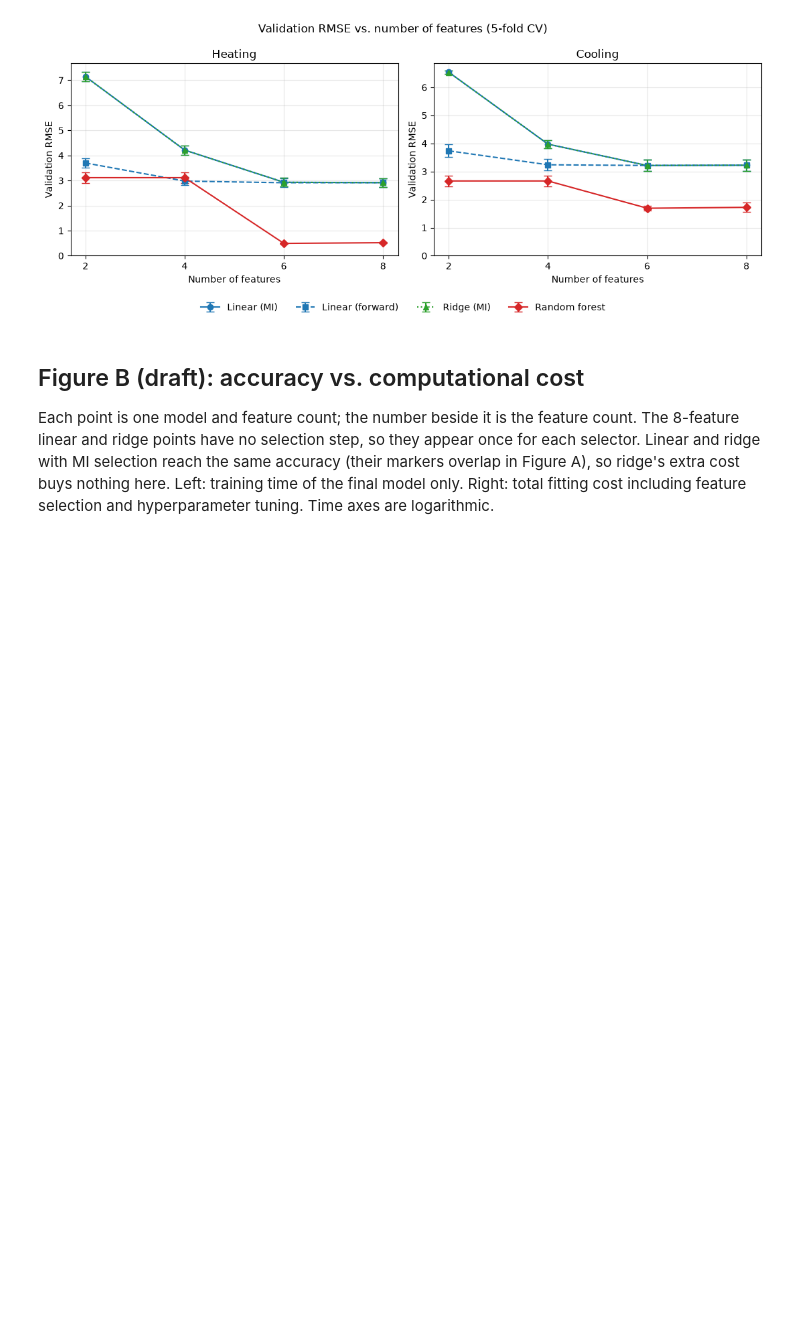
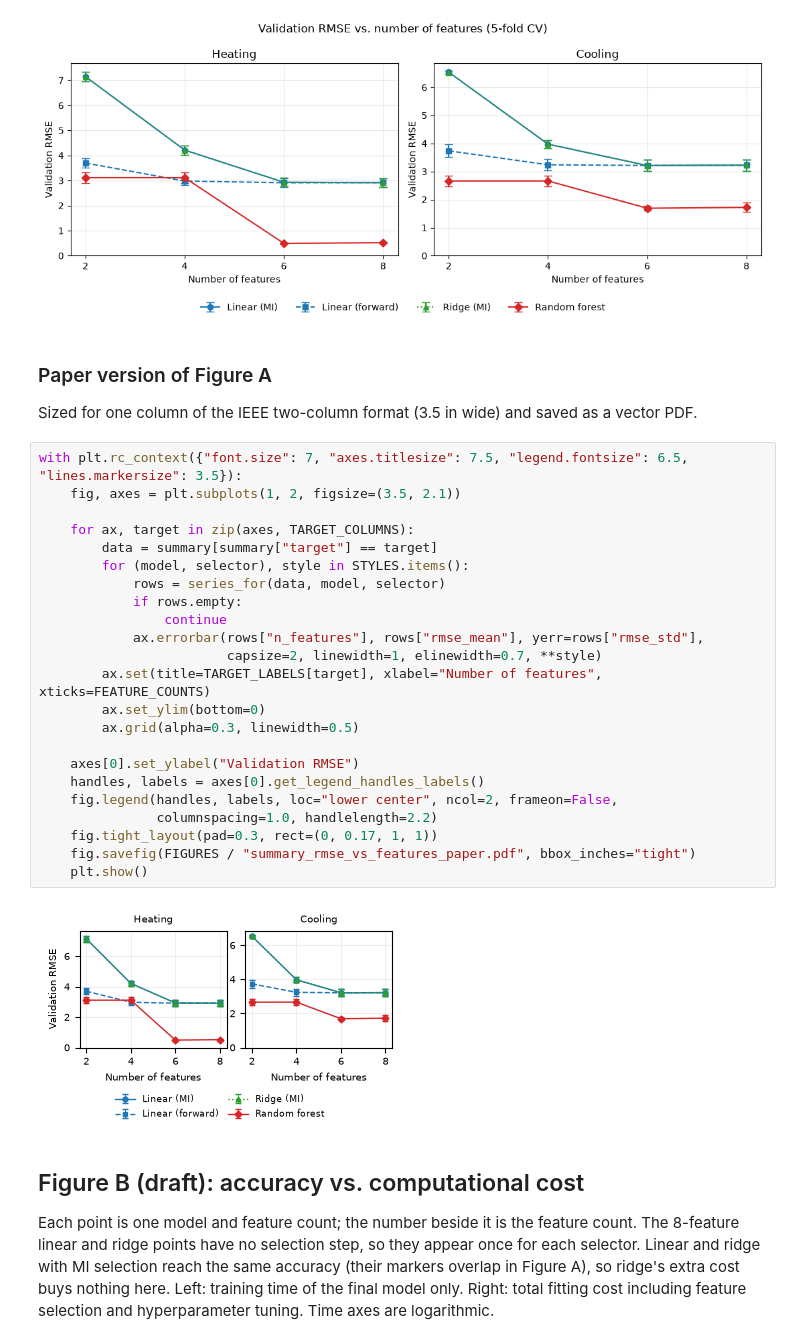
Before and after one commit to jacob-baker25/eleg405-energy-load-prediction, a Jupyter notebook: notebooks/06_results_summary.ipynb, the cells around one changed output. Saved outputs shown, nothing was run; the diff lists cells and outputs as text; blank space fills up the shorter version.

```diff
--- a/notebooks/06_results_summary.ipynb
+++ b/notebooks/06_results_summary.ipynb
@@ -232,6 +232,35 @@ fig.savefig(FIGURES / "summary_rmse_vs_features.png", dpi=200, bbox_inches="tigh
 plt.show()
 # %% [output]
 [figure]
+# %% [markdown]
+### Paper version of Figure A
+
+Sized for one column of the IEEE two-column format (3.5 in wide) and saved as a vector PDF.
+# %%
+with plt.rc_context({"font.size": 7, "axes.titlesize": 7.5, "legend.fontsize": 6.5, "lines.markersize": 3.5}):
+    fig, axes = plt.subplots(1, 2, figsize=(3.5, 2.1))
+
+    for ax, target in zip(axes, TARGET_COLUMNS):
+        data = summary[summary["target"] == target]
+        for (model, selector), style in STYLES.items():
+            rows = series_for(data, model, selector)
+            if rows.empty:
+                continue
+            ax.errorbar(rows["n_features"], rows["rmse_mean"], yerr=rows["rmse_std"],
+                        capsize=2, linewidth=1, elinewidth=0.7, **style)
+        ax.set(title=TARGET_LABELS[target], xlabel="Number of features", xticks=FEATURE_COUNTS)
+        ax.set_ylim(bottom=0)
+        ax.grid(alpha=0.3, linewidth=0.5)
+
+    axes[0].set_ylabel("Validation RMSE")
+    handles, labels = axes[0].get_legend_handles_labels()
+    fig.legend(handles, labels, loc="lower center", ncol=2, frameon=False,
+               columnspacing=1.0, handlelength=2.2)
+    fig.tight_layout(pad=0.3, rect=(0, 0.17, 1, 1))
+    fig.savefig(FIGURES / "summary_rmse_vs_features_paper.pdf", bbox_inches="tight")
+    plt.show()
+# %% [output]
+[figure, added]
 # %% [markdown]
 ## Figure B (draft): accuracy vs. computational cost
 
```
Also changed, not shown: parts of 1 cell of this notebook, 13 other files.
